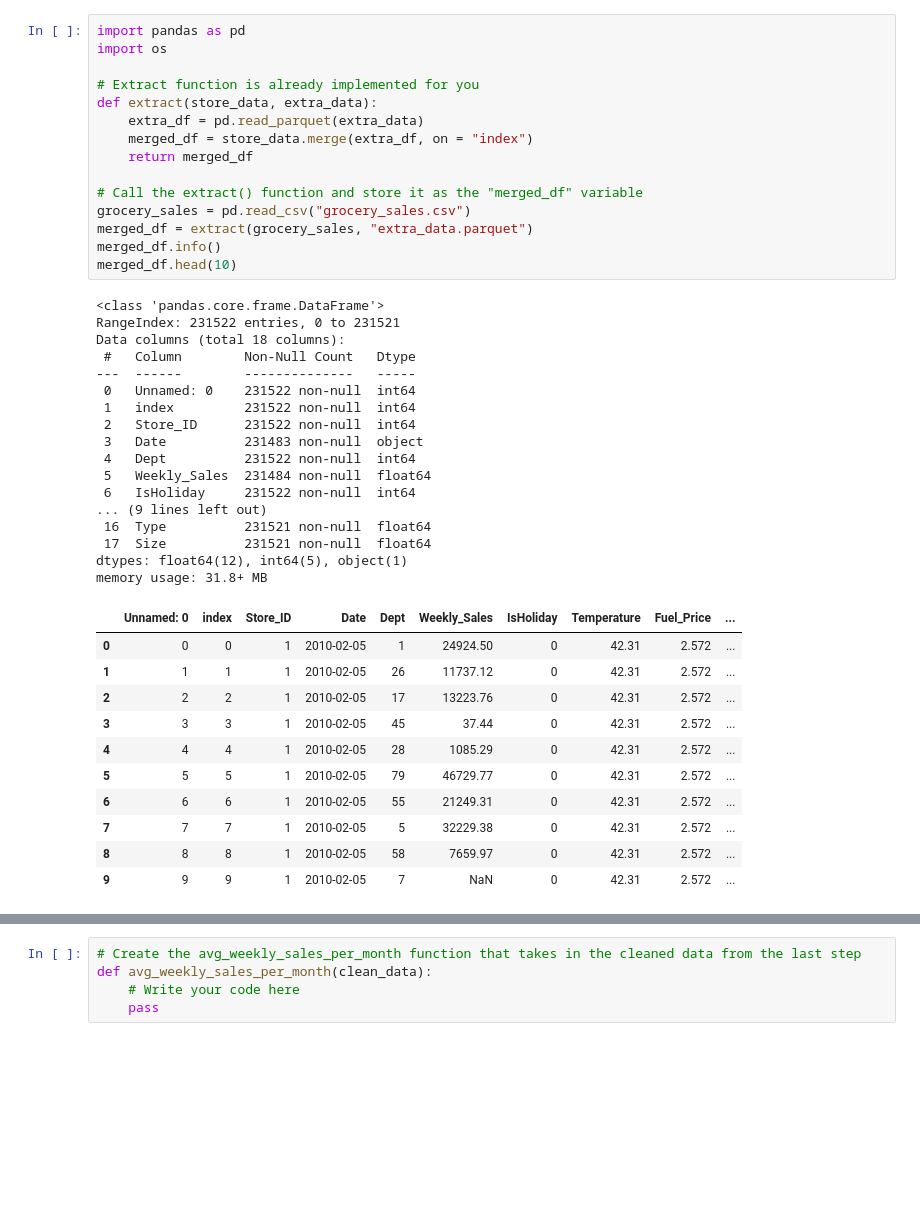
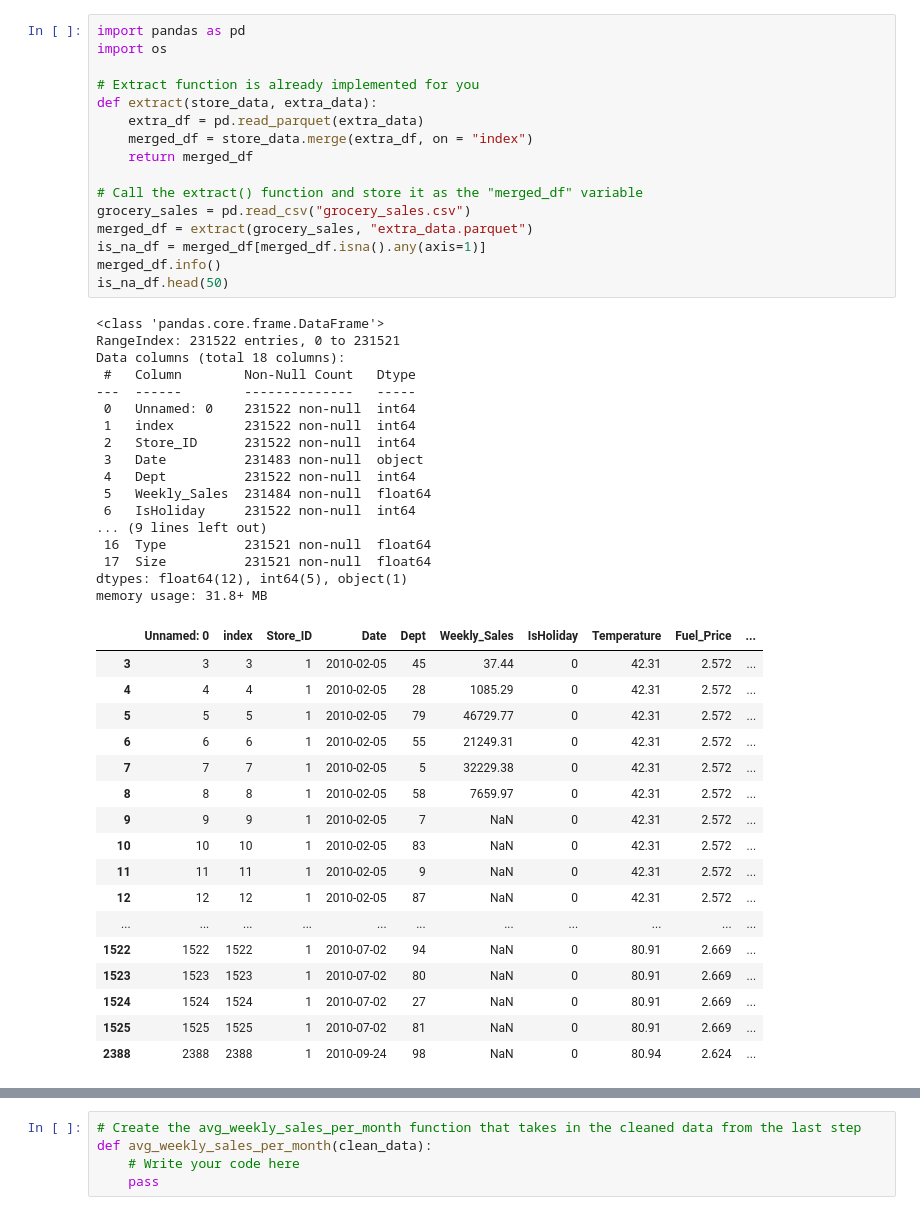
Before and after one commit to susandarlin/mmdt-datacamp-de, a Jupyter notebook: Projects/1833/notebook.ipynb, the cells around one changed output, grey strips where cells are left out. Drawn from its saved outputs; the diff is of its cells as text; blank space fills up the shorter version.

```diff
--- a/Projects/1833/notebook.ipynb
+++ b/Projects/1833/notebook.ipynb
@@ -50,37 +50,35 @@ import os
 
 # Extract function is already implemented for you
 def extract(store_data, extra_data):
     extra_df = pd.read_parquet(extra_data)
     merged_df = store_data.merge(extra_df, on = "index")
     return merged_df
 
 # Call the extract() function and store it as the "merged_df" variable
 grocery_sales = pd.read_csv("grocery_sales.csv")
 merged_df = extract(grocery_sales, "extra_data.parquet")
+is_na_df = merged_df[merged_df.isna().any(axis=1)]
 merged_df.info()
-merged_df.head(10)
+is_na_df.head(50)
 # %% [output]
 <class 'pandas.core.frame.DataFrame'>
 RangeIndex: 231522 entries, 0 to 231521
 Data columns (total 18 columns):
  #   Column        Non-Null Count   Dtype
 ---  ------        --------------   -----
  0   Unnamed: 0    231522 non-null  int64
  1   index         231522 non-null  int64
  2   Store_ID      231522 non-null  int64
  3   Date          231483 non-null  object
  4   Dept          231522 non-null  int64
  5   Weekly_Sales  231484 non-null  float64
  6   IsHoliday     231522 non-null  int64
 ... (9 lines left out)
  16  Type          231521 non-null  float64
  17  Size          231521 non-null  float64
 dtypes: float64(12), int64(5), object(1)
 memory usage: 31.8+ MB
 |  | Unnamed: 0 | index | Store_ID | Date | Dept | Weekly_Sales | IsHoliday | Temperature | Fuel_Price | ... |
-| 0 | 0 | 0 | 1 | 2010-02-05 | 1 | 24924.50 | 0 | 42.31 | 2.572 | ... |
-| 1 | 1 | 1 | 1 | 2010-02-05 | 26 | 11737.12 | 0 | 42.31 | 2.572 | ... |
-| 2 | 2 | 2 | 1 | 2010-02-05 | 17 | 13223.76 | 0 | 42.31 | 2.572 | ... |
 | 3 | 3 | 3 | 1 | 2010-02-05 | 45 | 37.44 | 0 | 42.31 | 2.572 | ... |
 | 4 | 4 | 4 | 1 | 2010-02-05 | 28 | 1085.29 | 0 | 42.31 | 2.572 | ... |
 | 5 | 5 | 5 | 1 | 2010-02-05 | 79 | 46729.77 | 0 | 42.31 | 2.572 | ... |
@@ -88,5 +86,14 @@ memory usage: 31.8+ MB
 | 7 | 7 | 7 | 1 | 2010-02-05 | 5 | 32229.38 | 0 | 42.31 | 2.572 | ... |
 | 8 | 8 | 8 | 1 | 2010-02-05 | 58 | 7659.97 | 0 | 42.31 | 2.572 | ... |
 | 9 | 9 | 9 | 1 | 2010-02-05 | 7 | NaN | 0 | 42.31 | 2.572 | ... |
+| 10 | 10 | 10 | 1 | 2010-02-05 | 83 | NaN | 0 | 42.31 | 2.572 | ... |
+| 11 | 11 | 11 | 1 | 2010-02-05 | 9 | NaN | 0 | 42.31 | 2.572 | ... |
+| 12 | 12 | 12 | 1 | 2010-02-05 | 87 | NaN | 0 | 42.31 | 2.572 | ... |
+| ... | ... | ... | ... | ... | ... | ... | ... | ... | ... | ... |
+| 1522 | 1522 | 1522 | 1 | 2010-07-02 | 94 | NaN | 0 | 80.91 | 2.669 | ... |
+| 1523 | 1523 | 1523 | 1 | 2010-07-02 | 80 | NaN | 0 | 80.91 | 2.669 | ... |
+| 1524 | 1524 | 1524 | 1 | 2010-07-02 | 27 | NaN | 0 | 80.91 | 2.669 | ... |
+| 1525 | 1525 | 1525 | 1 | 2010-07-02 | 81 | NaN | 0 | 80.91 | 2.669 | ... |
+| 2388 | 2388 | 2388 | 1 | 2010-09-24 | 98 | NaN | 0 | 80.94 | 2.624 | ... |
 # %%
 # Create the transform() function with one parameter: "raw_data"
```
Also changed, not shown: parts of 2 cells of this notebook, 1 other file.
